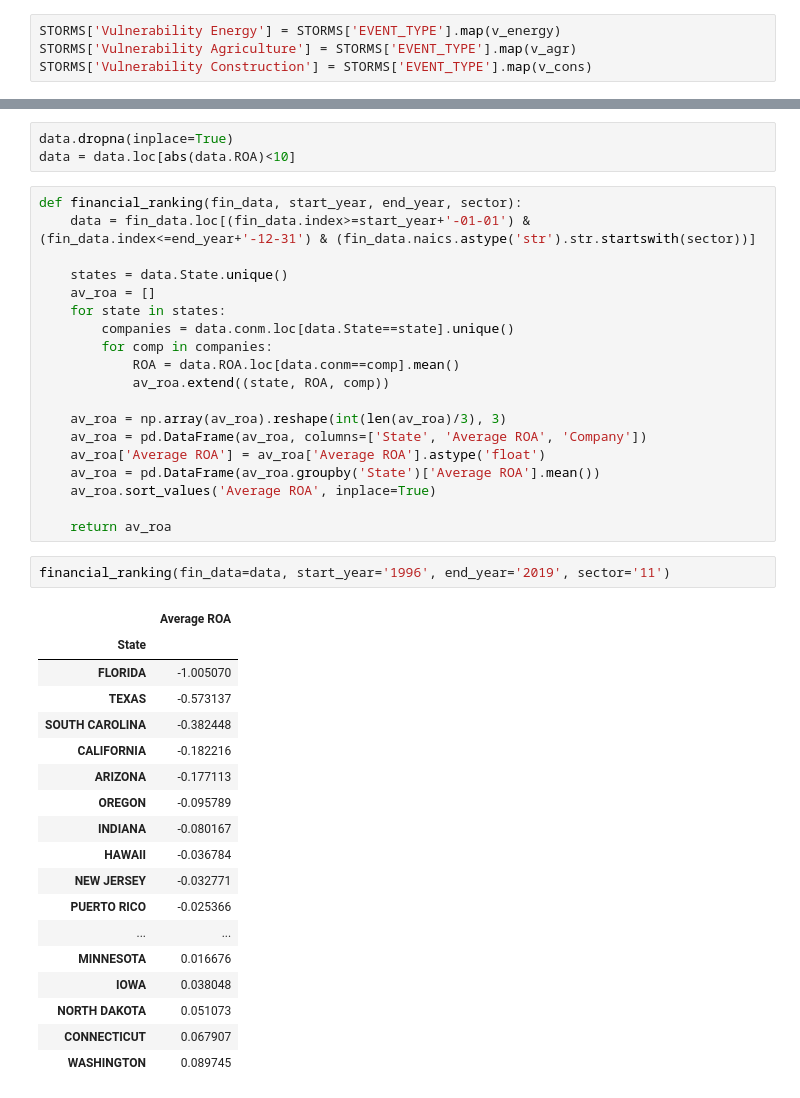
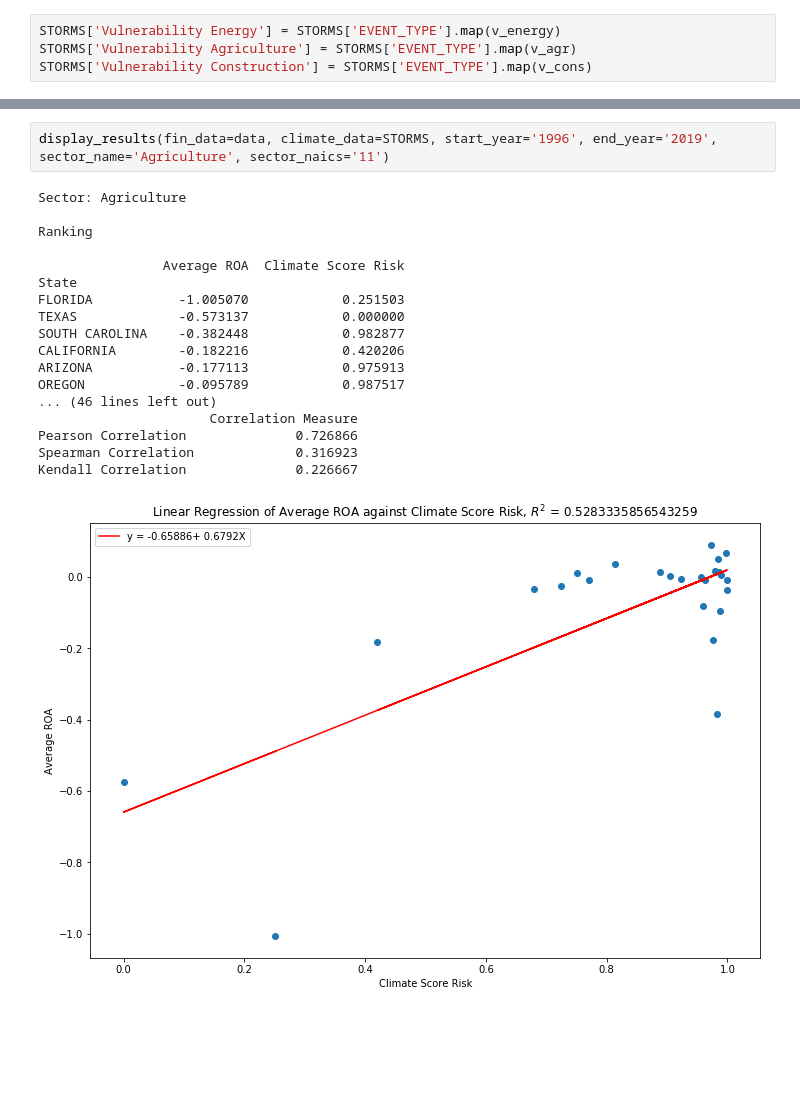
Before and after one commit to allanbellahsene/THESIS, a Jupyter notebook: CODE/Performance&ClimateRisks.ipynb, the cells around one changed output, grey strips where cells are left out. Drawn from its saved outputs; the diff is of its cells as text; blank space fills up the shorter version.

```diff
--- a/CODE/Performance&ClimateRisks.ipynb
+++ b/CODE/Performance&ClimateRisks.ipynb
@@ -319,44 +462,22 @@ data = data[['gvkey', 'naics','tic', 'conm', 'ROA','State']]
-# %%
-data.dropna(inplace=True)
-data = data.loc[abs(data.ROA)<10]
-# %%
-def financial_ranking(fin_data, start_year, end_year, sector):
-    data = fin_data.loc[(fin_data.index>=start_year+'-01-01') & (fin_data.index<=end_year+'-12-31') & (fin_data.naics.astype('str').str.startswith(sector))]
-
-    states = data.State.unique()
-    av_roa = []
-    for state in states:
-        companies = data.conm.loc[data.State==state].unique()
-        for comp in companies:
-            ROA = data.ROA.loc[data.conm==comp].mean()
-            av_roa.extend((state, ROA, comp))
-
-    av_roa = np.array(av_roa).reshape(int(len(av_roa)/3), 3)
-    av_roa = pd.DataFrame(av_roa, columns=['State', 'Average ROA', 'Company'])
-    av_roa['Average ROA'] = av_roa['Average ROA'].astype('float')
-    av_roa = pd.DataFrame(av_roa.groupby('State')['Average ROA'].mean())
-    av_roa.sort_values('Average ROA', inplace=True)
-
-    return av_roa
 # %%
-financial_ranking(fin_data=data, start_year='1996', end_year='2019', sector='11')
+display_results(fin_data=data, climate_data=STORMS, start_year='1996', end_year='2019', sector_name='Agriculture', sector_naics='11')
 # %% [output]
-|  | Average ROA |
-| State |  |
-| FLORIDA | -1.005070 |
-| TEXAS | -0.573137 |
-| SOUTH CAROLINA | -0.382448 |
-| CALIFORNIA | -0.182216 |
-| ARIZONA | -0.177113 |
-| OREGON | -0.095789 |
-| INDIANA | -0.080167 |
-| HAWAII | -0.036784 |
-| NEW JERSEY | -0.032771 |
-| PUERTO RICO | -0.025366 |
-| ... | ... |
-| MINNESOTA | 0.016676 |
-| IOWA | 0.038048 |
-| NORTH DAKOTA | 0.051073 |
-| CONNECTICUT | 0.067907 |
-| WASHINGTON | 0.089745 |
+Sector: Agriculture
+
+Ranking
+
+                Average ROA  Climate Score Risk
+State
+FLORIDA           -1.005070            0.251503
+TEXAS             -0.573137            0.000000
+SOUTH CAROLINA    -0.382448            0.982877
+CALIFORNIA        -0.182216            0.420206
+ARIZONA           -0.177113            0.975913
+OREGON            -0.095789            0.987517
+... (46 lines left out)
+                      Correlation Measure
+Pearson Correlation              0.726866
+Spearman Correlation             0.316923
+Kendall Correlation              0.226667
+[figure, added]
 # %%
```
Also changed, not shown: parts of 8 cells of this notebook.
